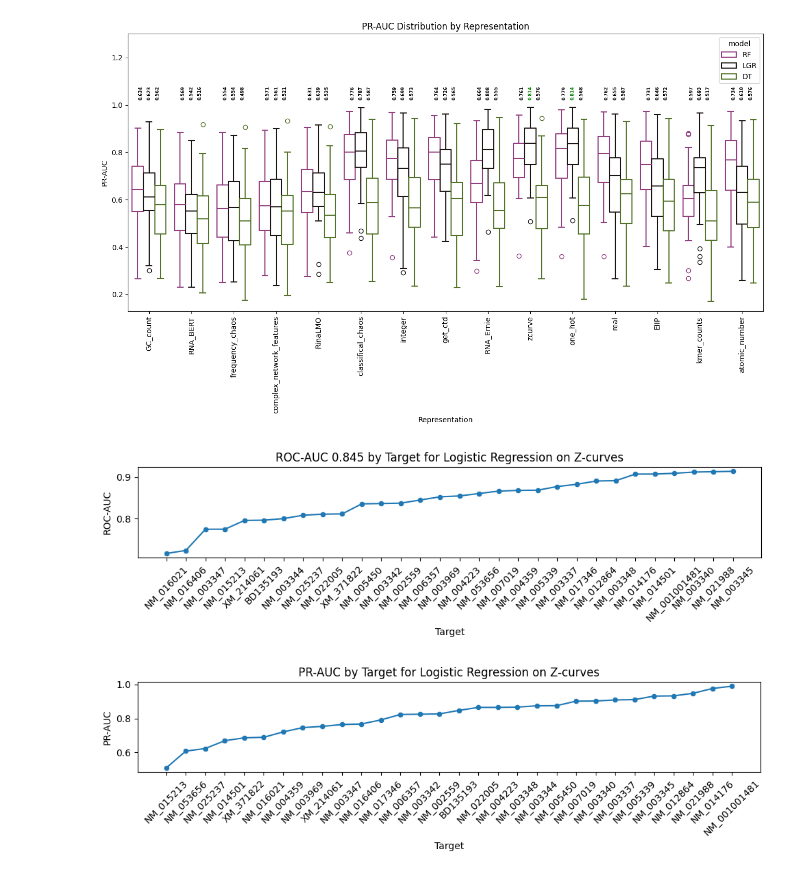
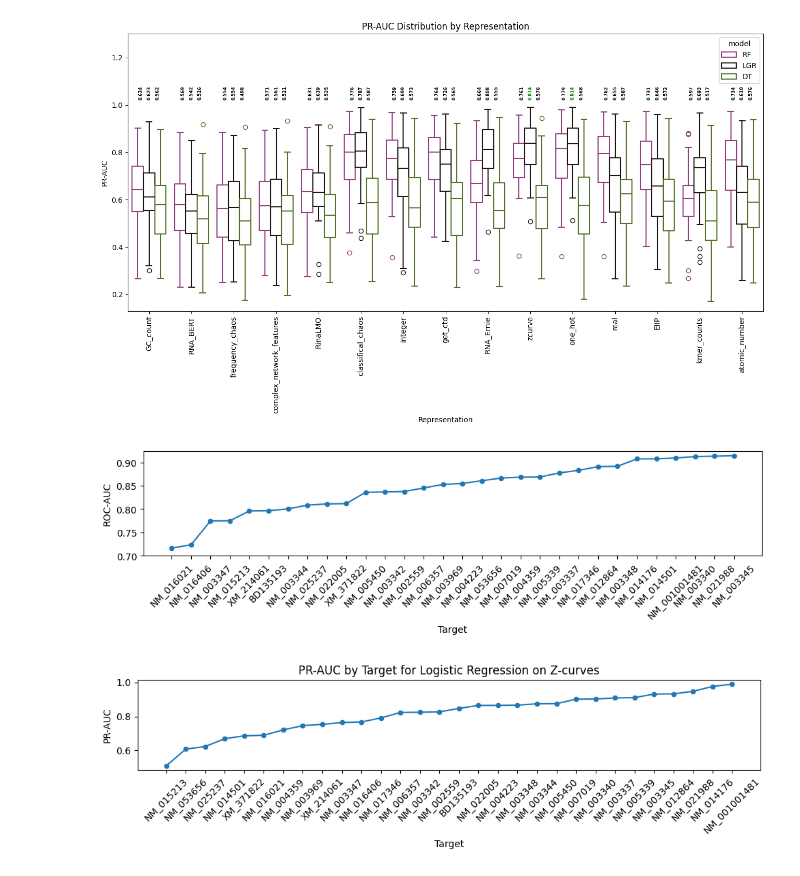
Before and after one commit to apkrfi/unMod-siRNA-Pred, a Jupyter notebook: Check_Performance.ipynb, the cells around one changed output. Cells and saved outputs as stored; diff of their text form; code cells hidden in the pictures.

```diff
--- a/Check_Performance.ipynb
+++ b/Check_Performance.ipynb
@@ -118,24 +136,25 @@ plt.savefig('PR-AUC.png',dpi=300)
 # %%
 filtered_df = df[(df['model'] == 'LGR') &
                  (df['representation'] == 'zcurve') &
                  (df['metric'] == 'roc_auc')]
 
 # Sort by value ascending
 filtered_df = filtered_df.sort_values(by='value')
 mean_roc=np.round(np.mean(filtered_df['value']),3)
 # Scatter line plot
 plt.figure(figsize=(10,3))
 sns.scatterplot(data=filtered_df, x='name', y='value')
 sns.lineplot(data=filtered_df, x='name', y='value', sort=False)
 
 plt.xticks(rotation=45)
 plt.xlabel('Target')
 plt.ylabel('ROC-AUC')
-plt.title(f'ROC-AUC {mean_roc} by Target for Logistic Regression on Z-curves')
+plt.ylim(bottom=0.7)
+#plt.title(f'ROC-AUC {mean_roc} by Target for Logistic Regression on Z-curves')
 plt.tight_layout()
 plt.savefig('LGR_ZCURVE_ROC.png',dpi=300)
 # %% [output]
-[figure, old version]
+[figure, new version]
 # %%
 filtered_df = df[(df['model'] == 'LGR') &
                  (df['representation'] == 'zcurve') &
```
Also changed, not shown: parts of 9 cells of this notebook, 20 other files.
